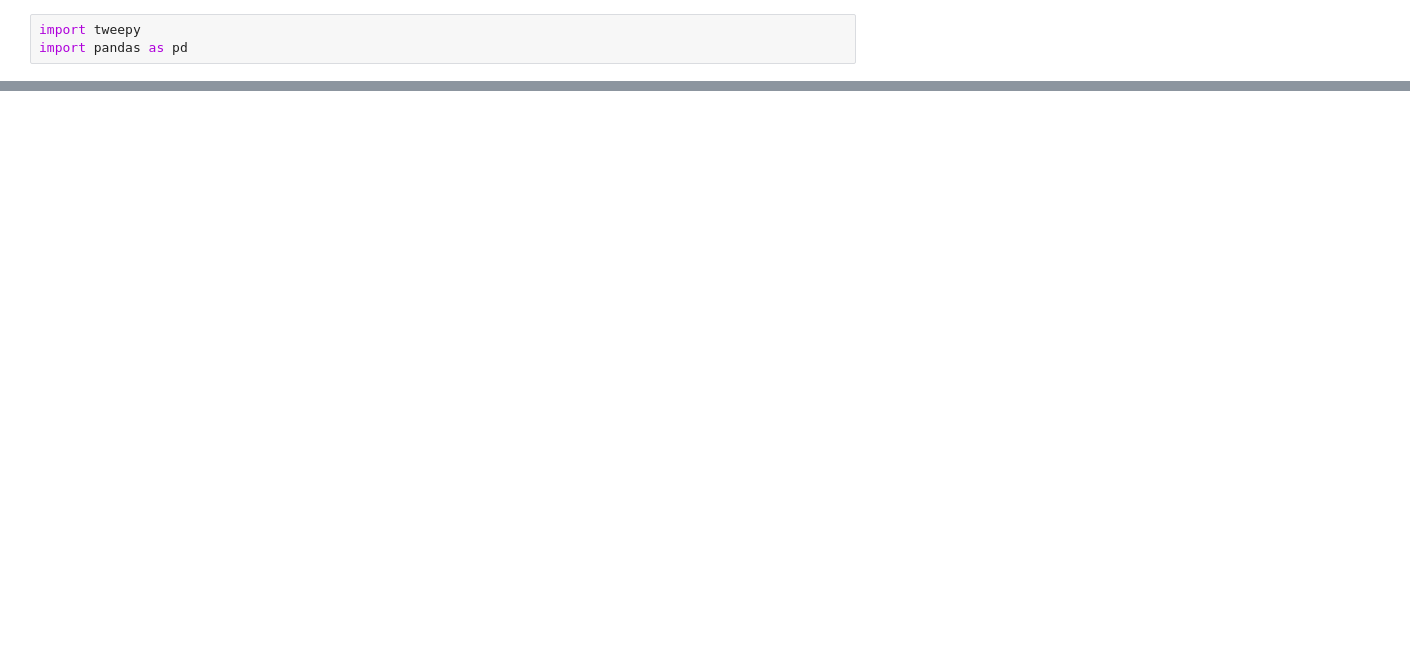
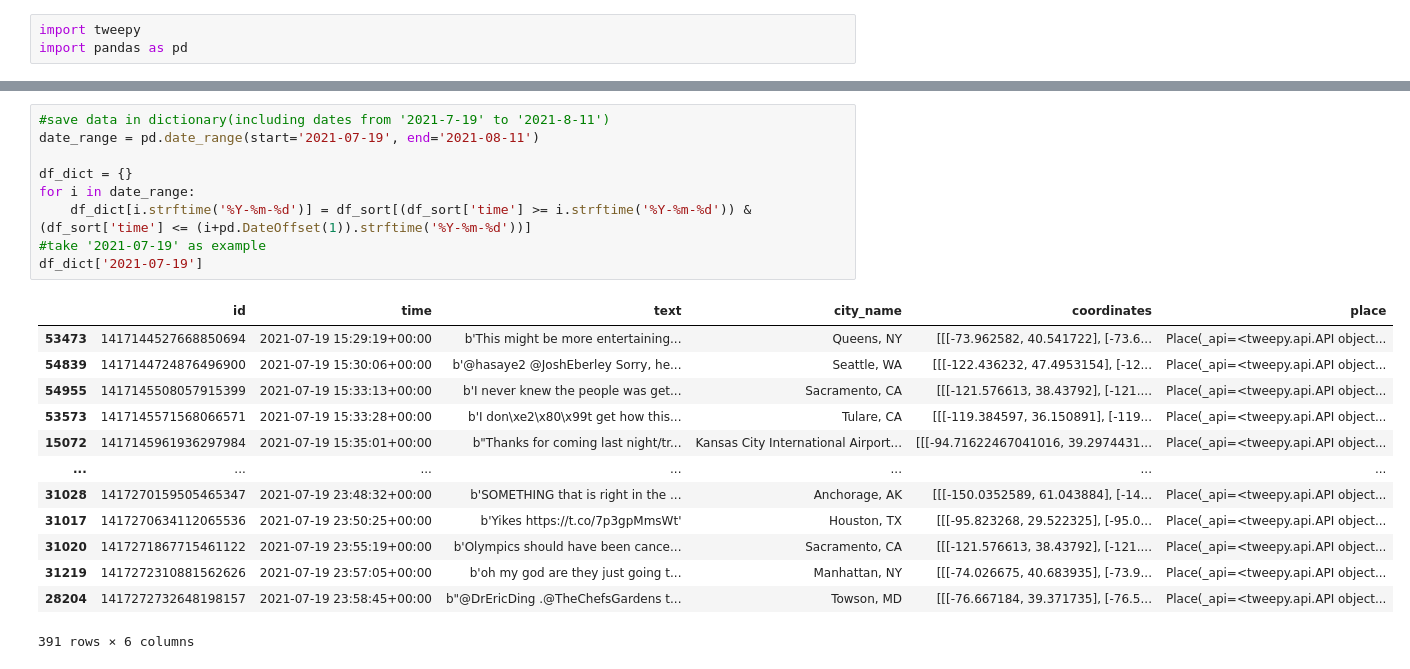
Before and after one commit to lingchensanwen/tweetTokyo, a Jupyter notebook: Preprocessing.ipynb, the cells around one changed output, grey strips where cells are left out. Drawn from its saved outputs; the diff is of its cells as text; blank space fills up the shorter version.

```diff
--- a/Preprocessing.ipynb
+++ b/Preprocessing.ipynb
@@ -40,0 +58,23 @@ df
+# %%
+#save data in dictionary(including dates from '2021-7-19' to '2021-8-11')
+date_range = pd.date_range(start='2021-07-19', end='2021-08-11')
+
+df_dict = {}
+for i in date_range:
+    df_dict[i.strftime('%Y-%m-%d')] = df_sort[(df_sort['time'] >= i.strftime('%Y-%m-%d')) & (df_sort['time'] <= (i+pd.DateOffset(1)).strftime('%Y-%m-%d'))]
+#take '2021-07-19' as example
+df_dict['2021-07-19']
+# %% [output]
+|  | id | time | text | city_name | coordinates | place |
+| 53473 | 1417144527668850694 | 2021-07-19 15:29:19+00:00 | b'This might be more entertaining... | Queens, NY | [[[-73.962582, 40.541722], [-73.6... | Place(_api=<tweepy.api.API object... |
+| 54839 | 1417144724876496900 | 2021-07-19 15:30:06+00:00 | b'@hasaye2 @JoshEberley Sorry, he... | Seattle, WA | [[[-122.436232, 47.4953154], [-12... | Place(_api=<tweepy.api.API object... |
+| 54955 | 1417145508057915399 | 2021-07-19 15:33:13+00:00 | b'I never knew the people was get... | Sacramento, CA | [[[-121.576613, 38.43792], [-121.... | Place(_api=<tweepy.api.API object... |
+| 53573 | 1417145571568066571 | 2021-07-19 15:33:28+00:00 | b'I don\xe2\x80\x99t get how this... | Tulare, CA | [[[-119.384597, 36.150891], [-119... | Place(_api=<tweepy.api.API object... |
+| 15072 | 1417145961936297984 | 2021-07-19 15:35:01+00:00 | b"Thanks for coming last night/tr... | Kansas City International Airport... | [[[-94.71622467041016, 39.2974431... | Place(_api=<tweepy.api.API object... |
+| ... | ... | ... | ... | ... | ... | ... |
+| 31028 | 1417270159505465347 | 2021-07-19 23:48:32+00:00 | b'SOMETHING that is right in the ... | Anchorage, AK | [[[-150.0352589, 61.043884], [-14... | Place(_api=<tweepy.api.API object... |
+| 31017 | 1417270634112065536 | 2021-07-19 23:50:25+00:00 | b'Yikes https://t.co/7p3gpMmsWt' | Houston, TX | [[[-95.823268, 29.522325], [-95.0... | Place(_api=<tweepy.api.API object... |
+| 31020 | 1417271867715461122 | 2021-07-19 23:55:19+00:00 | b'Olympics should have been cance... | Sacramento, CA | [[[-121.576613, 38.43792], [-121.... | Place(_api=<tweepy.api.API object... |
+| 31219 | 1417272310881562626 | 2021-07-19 23:57:05+00:00 | b'oh my god are they just going t... | Manhattan, NY | [[[-74.026675, 40.683935], [-73.9... | Place(_api=<tweepy.api.API object... |
+| 28204 | 1417272732648198157 | 2021-07-19 23:58:45+00:00 | b"@DrEricDing .@TheChefsGardens t... | Towson, MD | [[[-76.667184, 39.371735], [-76.5... | Place(_api=<tweepy.api.API object... |
+391 rows × 6 columns
```
Also changed, not shown: parts of 9 cells of this notebook.
